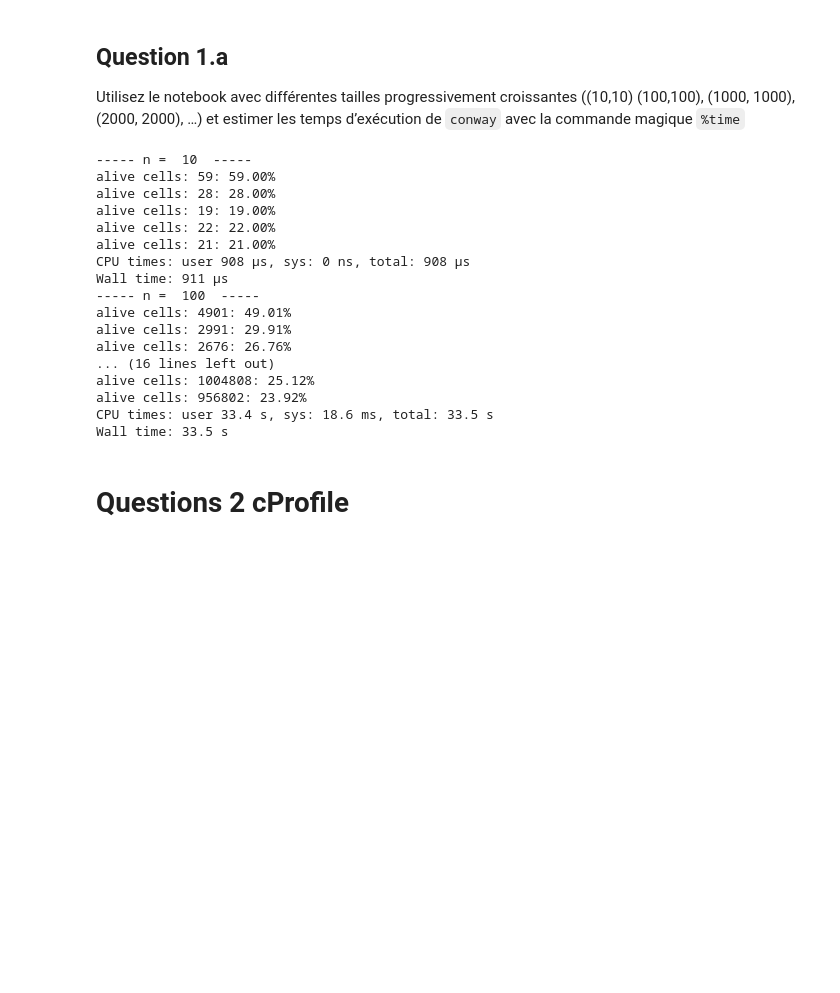
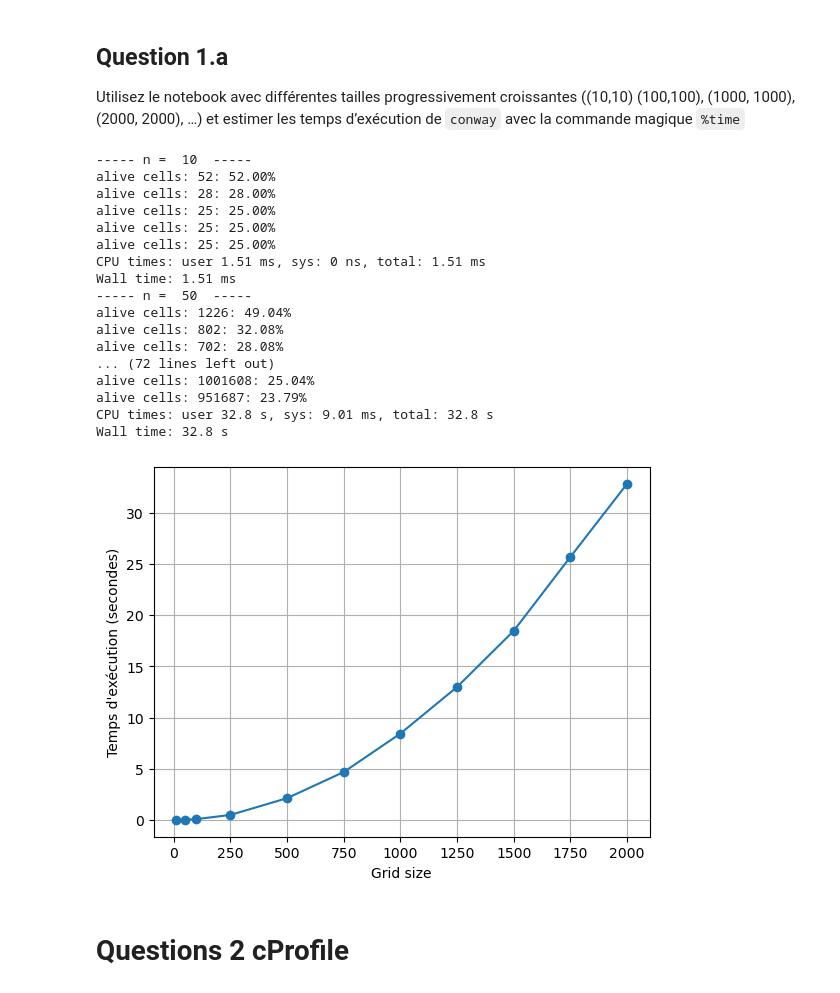
Before and after one commit to RodrigoFernandes-DA/TPs_Univ, a Jupyter notebook: HPC/M2SD-HPC-TP01-Profiling.ipynb, the cells around one changed output. Drawn from its saved outputs; the diff is of its cells as text; code cells hidden in the pictures; blank space fills up the shorter version.

```diff
--- a/HPC/M2SD-HPC-TP01-Profiling.ipynb
+++ b/HPC/M2SD-HPC-TP01-Profiling.ipynb
@@ -129,32 +130,45 @@ plt.imshow(grid,cmap=plt.cm.binary)
 ## Question 1.a
 Utilisez le notebook avec différentes tailles progressivement croissantes ((10,10) (100,100), (1000, 1000), (2000, 2000), …) et estimer les temps d’exécution de `conway` avec la commande magique `%time`
 # %%
-values_n = [10, 100, 1000, 2000]
+values_n = [10, 50, 100, 250, 500, 750, 1000, 1250, 1500, 1750, 2000]
+times = []
 
 for n in values_n:
 
     grid = init_grid((n,n), 0.5)
 
     print("----- n = ",n," -----")
+    tic = time.time()
     %time conway(grid,5)
+    toc = time.time()
+    elapsed_time = toc - tic
+    times.append(elapsed_time)
 # %% [output]
 ----- n =  10  -----
-alive cells: 59: 59.00%
+alive cells: 52: 52.00%
 alive cells: 28: 28.00%
-alive cells: 19: 19.00%
-alive cells: 22: 22.00%
-alive cells: 21: 21.00%
-CPU times: user 908 µs, sys: 0 ns, total: 908 µs
-Wall time: 911 µs
------ n =  100  -----
-alive cells: 4901: 49.01%
-alive cells: 2991: 29.91%
-alive cells: 2676: 26.76%
-... (16 lines left out)
-alive cells: 1004808: 25.12%
-alive cells: 956802: 23.92%
-CPU times: user 33.4 s, sys: 18.6 ms, total: 33.5 s
-Wall time: 33.5 s
+alive cells: 25: 25.00%
+alive cells: 25: 25.00%
+alive cells: 25: 25.00%
+CPU times: user 1.51 ms, sys: 0 ns, total: 1.51 ms
+Wall time: 1.51 ms
+----- n =  50  -----
+alive cells: 1226: 49.04%
+alive cells: 802: 32.08%
+alive cells: 702: 28.08%
+... (72 lines left out)
+alive cells: 1001608: 25.04%
+alive cells: 951687: 23.79%
+CPU times: user 32.8 s, sys: 9.01 ms, total: 32.8 s
+Wall time: 32.8 s
+# %%
+plt.plot(values_n, times, marker='o')
+plt.xlabel('Grid size')
+plt.ylabel("Temps d'exécution (secondes)")
+plt.grid(True)
+plt.show()
+# %% [output]
+[figure, added]
 # %% [markdown]
 # Questions 2 cProfile
 # %%
```
Also changed, not shown: parts of 4 cells of this notebook.
